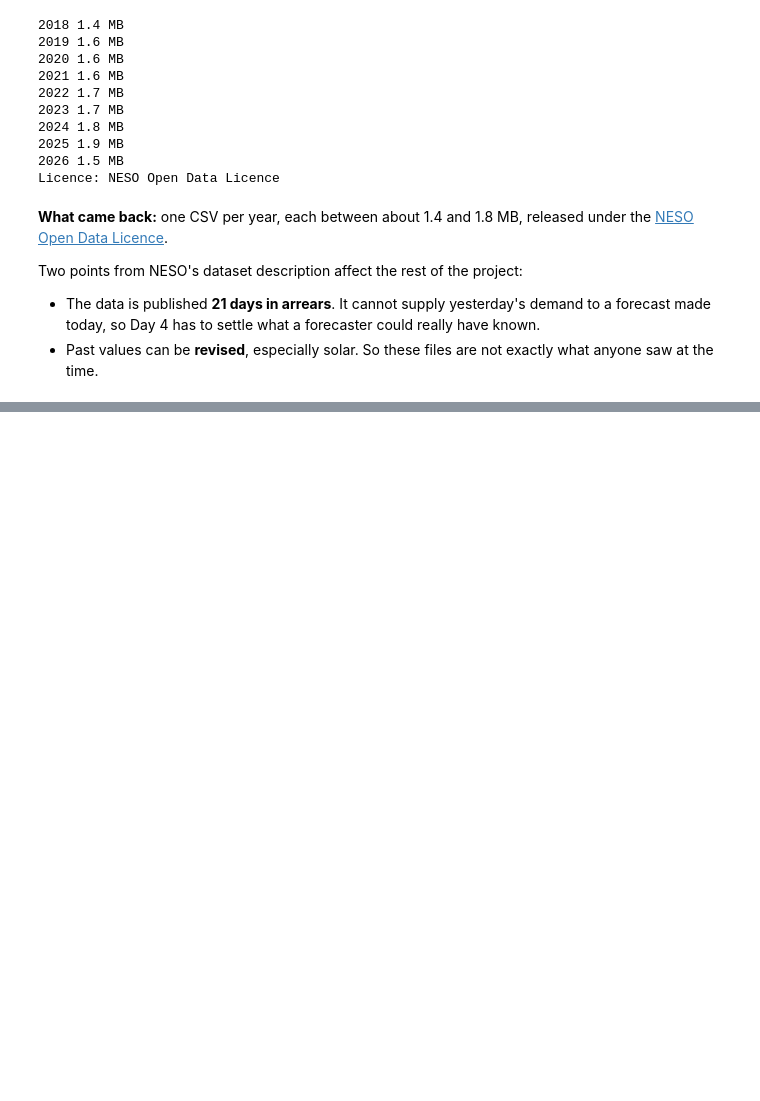
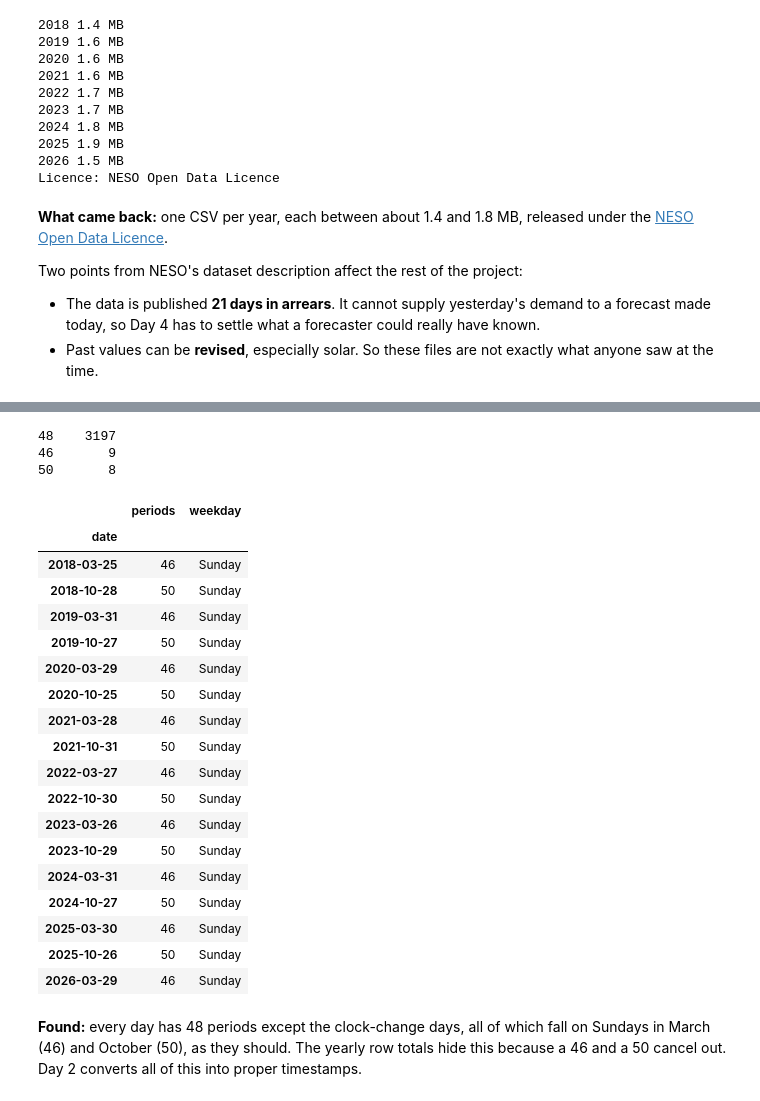
Before and after one commit to ansingh16/gb-demand-forecast, a Jupyter notebook: notebooks/01_data_and_definitions.ipynb, the cells around one changed output, grey strips where cells are left out. Saved outputs shown, nothing was run; the diff lists cells and outputs as text; code cells hidden in the pictures; blank space fills up the shorter version.

```diff
--- a/notebooks/01_data_and_definitions.ipynb
+++ b/notebooks/01_data_and_definitions.ipynb
@@ -107,0 +143,14 @@ Two points from NESO's dataset description affect the rest of the project:
+# %%
+frames = {path.stem[-4:]: pd.read_csv(path, low_memory=False)
+          for path in sorted(RAW.glob("demanddata_*.csv"))}
+
+latest_columns = set(frames["2026"].columns)
+summary = pd.DataFrame({
+    year: {
+        "rows": len(df),
+        "first_date_as_written": df["SETTLEMENT_DATE"].iloc[0],
+        "columns_missing_vs_2026": ", ".join(sorted(latest_columns - set(df.columns))) or "none",
+    }
+    for year, df in frames.items()
+}).T
+summary
@@ -107,0 +184,22 @@ Two points from NESO's dataset description affect the rest of the project:
+# %%
+DATE_FORMATS = ("%d-%b-%Y", "%d-%b-%y", "%Y-%m-%d")
+
+
+def parse_settlement_dates(values):
+    """Parse one file's dates, using the single format that fits every row."""
+    for date_format in DATE_FORMATS:
+        parsed = pd.to_datetime(values, format=date_format, errors="coerce")
+        if parsed.notna().all():
+            return parsed
+    raise ValueError(f"No known date format fits, for example {values.iloc[0]!r}")
+
+
+parts = []
+for year, df in frames.items():
+    part = df.copy()
+    part["date"] = parse_settlement_dates(part["SETTLEMENT_DATE"])
+    parts.append(part)
+
+demand = pd.concat(parts, ignore_index=True).sort_values(["date", "SETTLEMENT_PERIOD"], ignore_index=True)
+print(demand.shape)
+print(demand["date"].min().date(), "to", demand["date"].max().date())
@@ -107,0 +265,33 @@ Two points from NESO's dataset description affect the rest of the project:
+# %%
+periods_per_day = demand.groupby("date").size()
+print(periods_per_day.value_counts().to_string())
+
+unusual = periods_per_day[periods_per_day != 48]
+pd.DataFrame({"periods": unusual, "weekday": unusual.index.day_name()})
+# %% [output]
+48    3197
+46       9
+50       8
+|  | periods | weekday |
+| date |  |  |
+| 2018-03-25 | 46 | Sunday |
+| 2018-10-28 | 50 | Sunday |
+| 2019-03-31 | 46 | Sunday |
+| 2019-10-27 | 50 | Sunday |
+| 2020-03-29 | 46 | Sunday |
+| 2020-10-25 | 50 | Sunday |
+| 2021-03-28 | 46 | Sunday |
+| 2021-10-31 | 50 | Sunday |
+| 2022-03-27 | 46 | Sunday |
+| 2022-10-30 | 50 | Sunday |
+| 2023-03-26 | 46 | Sunday |
+| 2023-10-29 | 50 | Sunday |
+| 2024-03-31 | 46 | Sunday |
+| 2024-10-27 | 50 | Sunday |
+| 2025-03-30 | 46 | Sunday |
+| 2025-10-26 | 50 | Sunday |
+| 2026-03-29 | 46 | Sunday |
+# %% [markdown]
+**Found:** every day has 48 periods except the clock-change days, all of which fall on Sundays
+in March (46) and October (50), as they should. The yearly row totals hide this because a 46 and
+a 50 cancel out. Day 2 converts all of this into proper timestamps.
```
Also changed, not shown: parts of 17 cells of this notebook.
